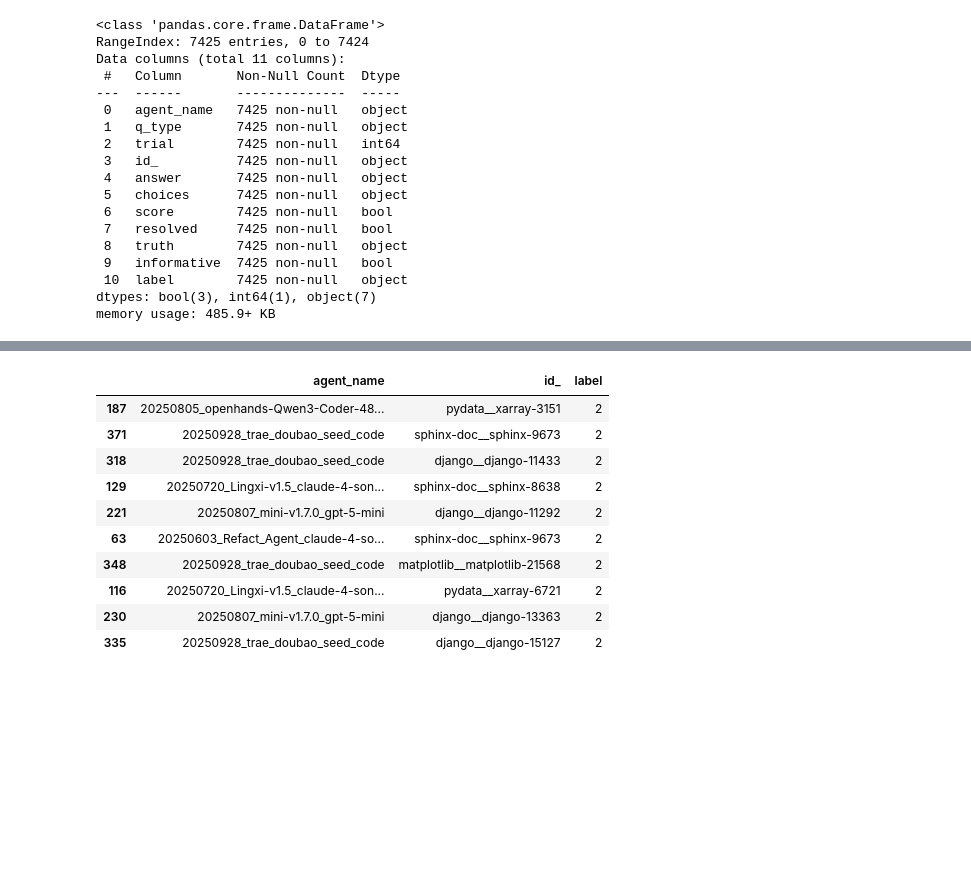
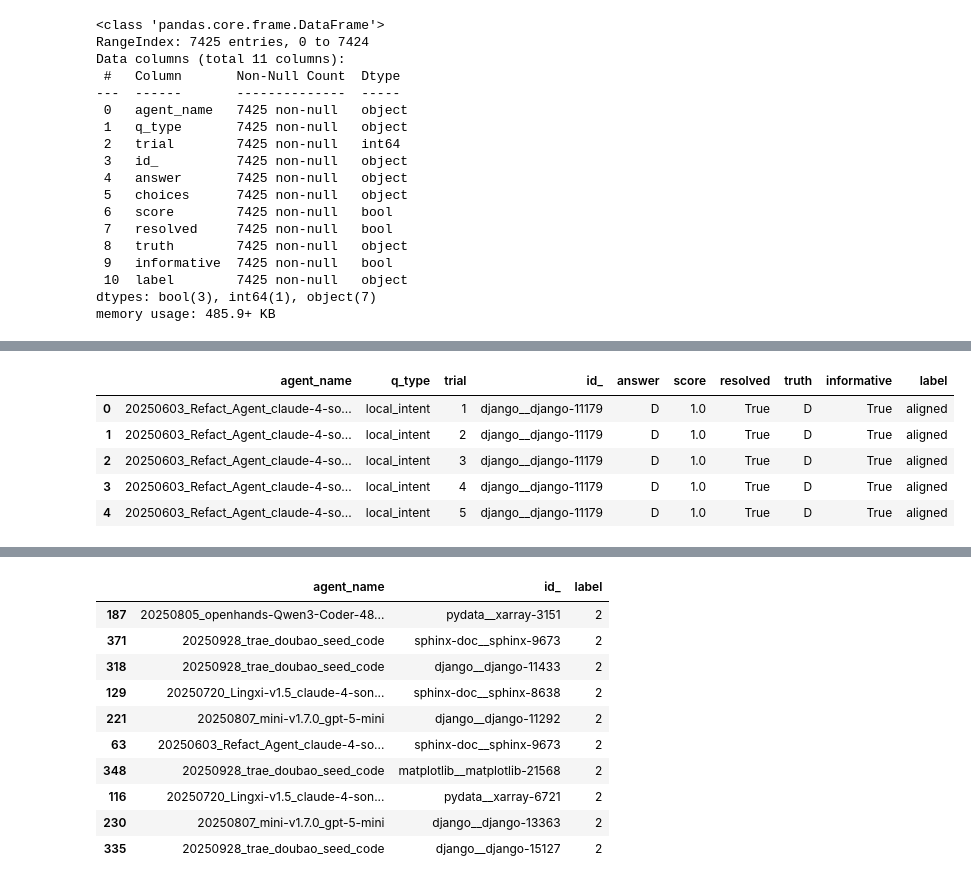
Before and after one commit to pan2013e/explainbench, a Jupyter notebook: results_analysis/rq2_analysis.ipynb, the cells around one changed output, grey strips where cells are left out. Saved outputs shown, nothing was run; the diff lists cells and outputs as text; code cells hidden in the pictures; blank space fills up the shorter version.

```diff
--- a/results_analysis/rq2_analysis.ipynb
+++ b/results_analysis/rq2_analysis.ipynb
@@ -365,7 +379,7 @@ df_dict = {
 
 local_intent = pd.DataFrame(df_dict)
 # %%
-ANSWER_JSON = "/home/yusuf/explainbench/shared_logs/logs/run_evaluation/output_per_step/experiment_w_reachability/step4.intent.json"
+ANSWER_JSON = "../shared_logs/logs/run_evaluation/output_per_step/experiment_w_reachability/step4.intent.json"
 with open(ANSWER_JSON, "r") as f:
     answer_json = json.load(f)
 
@@ -485,7 +499,7 @@ df_dict = {
 
 local_effect = pd.DataFrame(df_dict)
 # %%
-ANSWER_JSON = "/home/yusuf/explainbench/shared_logs/logs/run_evaluation/output_per_step/experiment_w_reachability/step4.json"
+ANSWER_JSON = "../shared_logs/logs/run_evaluation/output_per_step/experiment_w_reachability/step4.json"
 with open(ANSWER_JSON, "r") as f:
     answer_json = json.load(f)
 
@@ -552,4 +566,4 @@ Data columns (total 11 columns):
 dtypes: bool(3), int64(1), object(7)
 memory usage: 485.9+ KB
 # %%
-temp_df = pd.concat([local_intent, local_effect])
+local = pd.concat([local_intent, local_effect])
@@ -577,0 +570,9 @@ filtered_df = (
+# %%
+local.head()
+# %% [output]
+|  | agent_name | q_type | trial | id_ | answer | score | resolved | truth | informative | label |
+| 0 | 20250603_Refact_Agent_claude-4-so... | local_intent | 1 | django__django-11179 | D | 1.0 | True | D | True | aligned |
+| 1 | 20250603_Refact_Agent_claude-4-so... | local_intent | 2 | django__django-11179 | D | 1.0 | True | D | True | aligned |
+| 2 | 20250603_Refact_Agent_claude-4-so... | local_intent | 3 | django__django-11179 | D | 1.0 | True | D | True | aligned |
+| 3 | 20250603_Refact_Agent_claude-4-so... | local_intent | 4 | django__django-11179 | D | 1.0 | True | D | True | aligned |
+| 4 | 20250603_Refact_Agent_claude-4-so... | local_intent | 5 | django__django-11179 | D | 1.0 | True | D | True | aligned |
```
Also changed, not shown: parts of 22 cells of this notebook, 2 other files.
